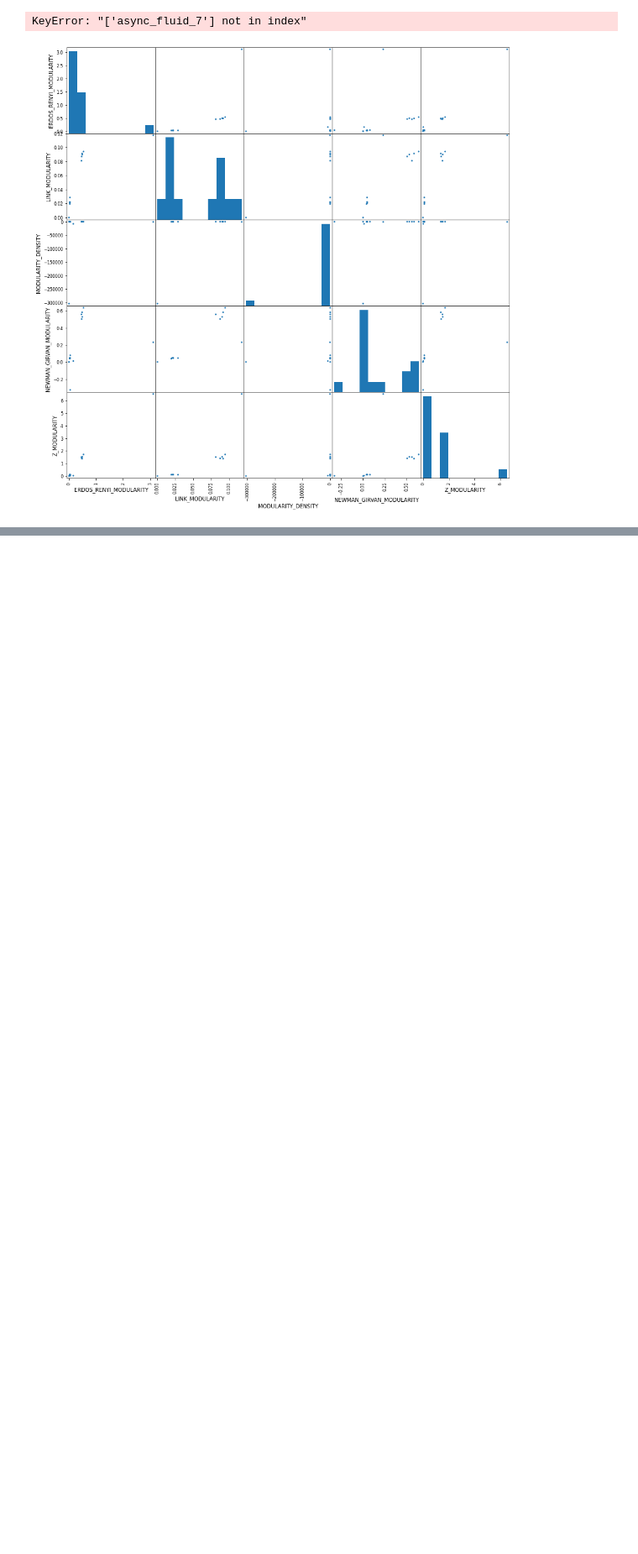
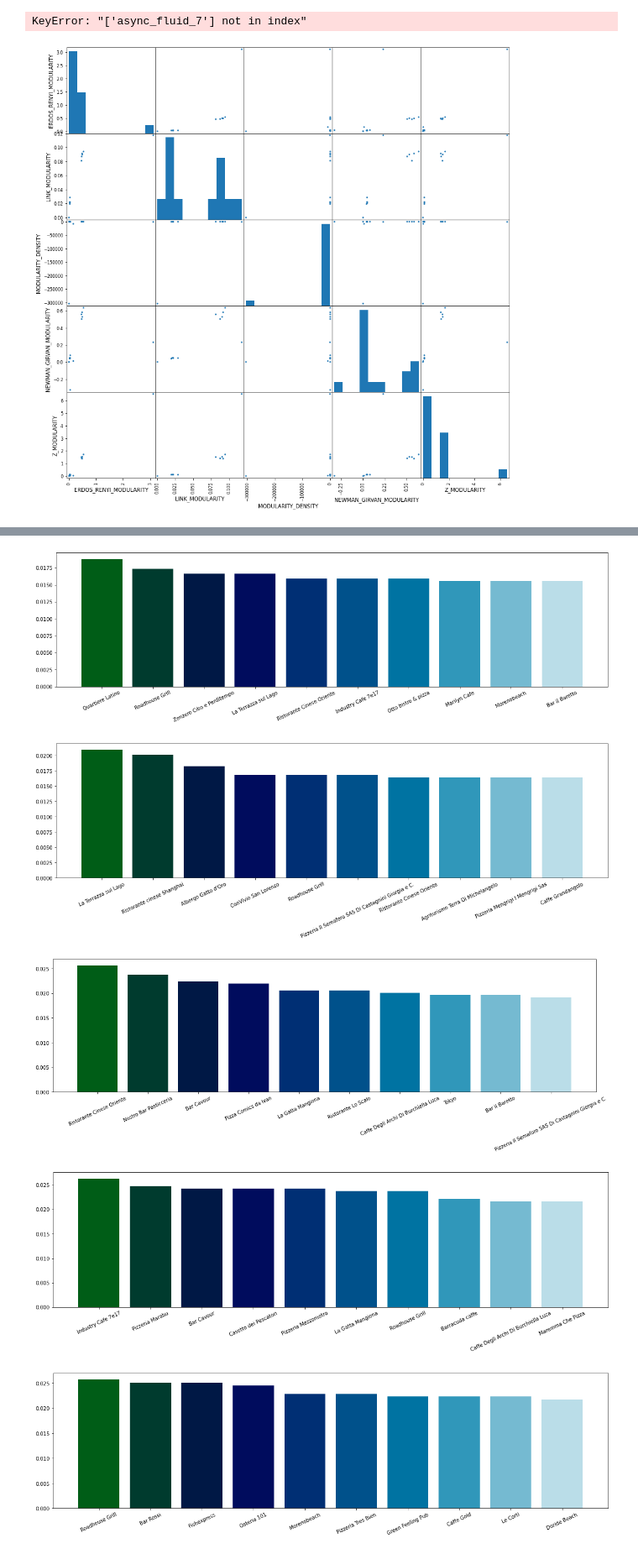
Before and after one commit to carloalbe/TripAdvisor-Tuscany-Restaurant-Social-Network-Analysis, a Jupyter notebook: community_discovery/codes/Static Community Discovery Jaccard.ipynb, the cells around one changed output, grey strips where cells are left out. Shown at 84% size. Saved outputs shown, nothing was run; the diff lists cells and outputs as text; code cells hidden in the pictures; blank space fills up the shorter version.

```diff
--- a/community_discovery/codes/Static Community Discovery Jaccard.ipynb
+++ b/community_discovery/codes/Static Community Discovery Jaccard.ipynb
@@ -776,0 +1089,23 @@ plt.show()
+# %%
+def plot_kcentral(G,dictionary,k=10):
+    sorted_dictionary =  sorted(dictionary.items(), key=lambda x: x[1],reverse = True)
+    nodes, values = zip(*sorted_dictionary)
+    nodes = nodes[:k]
+    values = values[:k]
+    names = [G.nodes[node]['name'] for node in nodes]
+
+    plt.figure(figsize=(20,5))
+    plt.bar(names, values, color=sns.color_palette('ocean',k))
+    plt.xticks(rotation=25)
+# %%
+for c in data['best_demon'].communities:
+    if len(c) <1000: continue
+    C = G.subgraph(c).copy()
+    degree_centrality = nx.degree_centrality(C)
+    plot_kcentral(C,degree_centrality,10)
+# %% [output]
+[figure, added]
+[figure, added]
+[figure, added]
+[figure, added]
+[figure, added]
```
Also changed, not shown: parts of 35 cells of this notebook, 28 other files.
